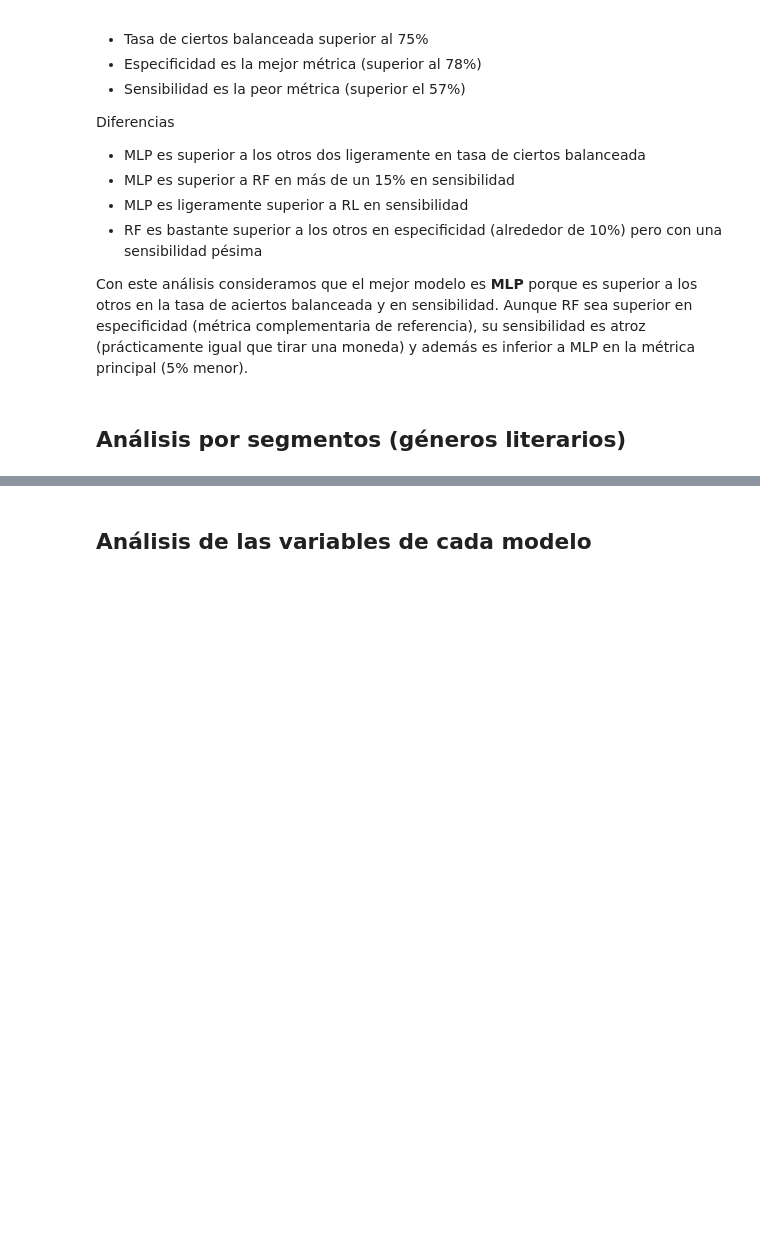
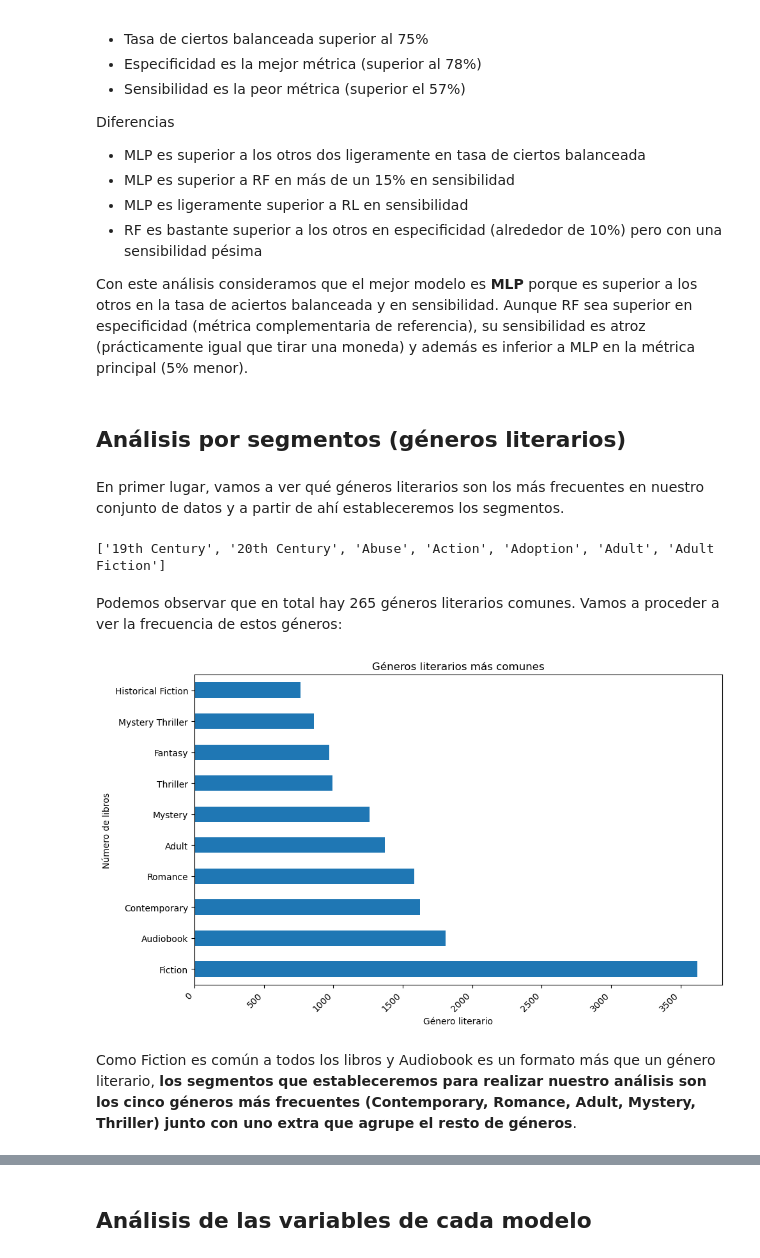
Before and after one commit to MMCCJJ/NOVELLA, a Jupyter notebook: src/modelos/evaluacionModelosCandidatos.ipynb, the cells around one changed output, grey strips where cells are left out. Drawn from its saved outputs; the diff is of its cells as text; code cells hidden in the pictures; blank space fills up the shorter version.

Commit message:
Añade análisis de segmentos

```diff
--- a/src/modelos/evaluacionModelosCandidatos.ipynb
+++ b/src/modelos/evaluacionModelosCandidatos.ipynb
@@ -450,3 +450,34 @@ Diferencias
 Con este análisis consideramos que el mejor modelo es **MLP** porque es superior a los otros en la tasa de aciertos balanceada y en sensibilidad. Aunque RF sea superior en especificidad (métrica complementaria de referencia), su sensibilidad es atroz (prácticamente igual que tirar una moneda) y además es inferior a MLP en la métrica principal (5% menor).
 # %% [markdown]
 ## Análisis por segmentos (géneros literarios)
+# %% [markdown]
+En primer lugar, vamos a ver qué géneros literarios son los más frecuentes en nuestro conjunto de datos y a partir de ahí estableceremos los segmentos.
+# %%
+generosLiterarios = list(data.columns)[14:]
+print(generosLiterarios[:7])
+# %% [output]
+['19th Century', '20th Century', 'Abuse', 'Action', 'Adoption', 'Adult', 'Adult Fiction']
+# %% [markdown]
+Podemos observar que en total hay 265 géneros literarios comunes. Vamos a proceder a ver la frecuencia de estos géneros:
+# %%
+# Filtramos el df
+dataGeneros = data[generosLiterarios]
+
+# Sumamos el número de libros que tiene cada género
+conteoGeneros = dataGeneros.sum().sort_values(ascending=False)
+
+topGeneros = conteoGeneros.head(10)
+
+# Crear el gráfico de barras
+plt.figure(figsize=(10, 6))
+topGeneros.plot(kind='barh')
+plt.title('Géneros literarios más comunes')
+plt.xlabel('Género literario')
+plt.ylabel('Número de libros')
+plt.xticks(rotation=45, ha='right')
+plt.tight_layout()
+plt.show()
+# %% [output]
+[figure, added]
+# %% [markdown]
+Como Fiction es común a todos los libros y Audiobook es un formato más que un género literario, **los segmentos que estableceremos para realizar nuestro análisis son los cinco géneros más frecuentes (Contemporary, Romance, Adult, Mystery, Thriller) junto con uno extra que agrupe el resto de géneros**.
```
Also changed, not shown: parts of 12 cells of this notebook.
